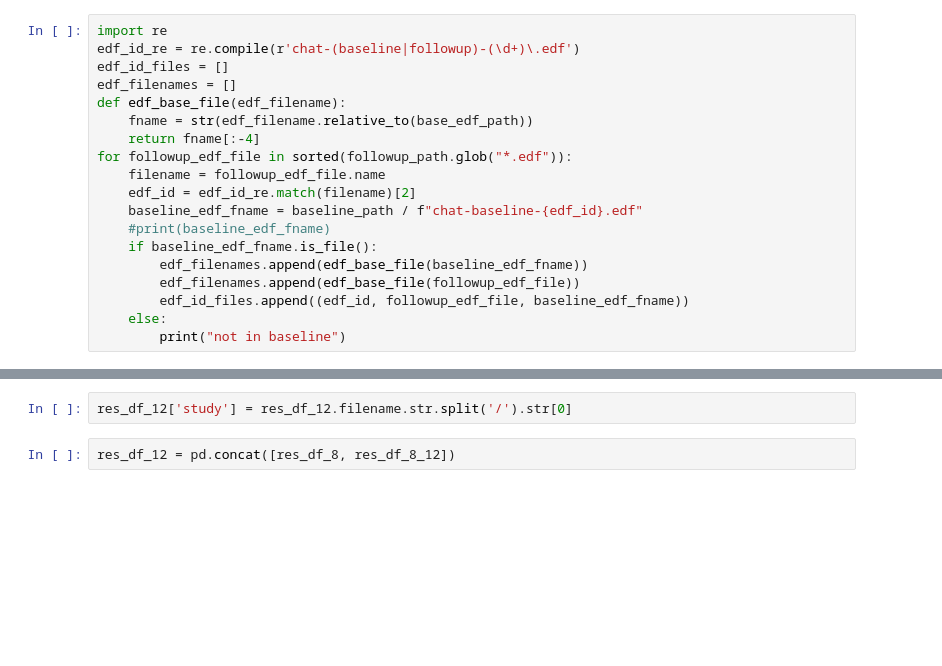
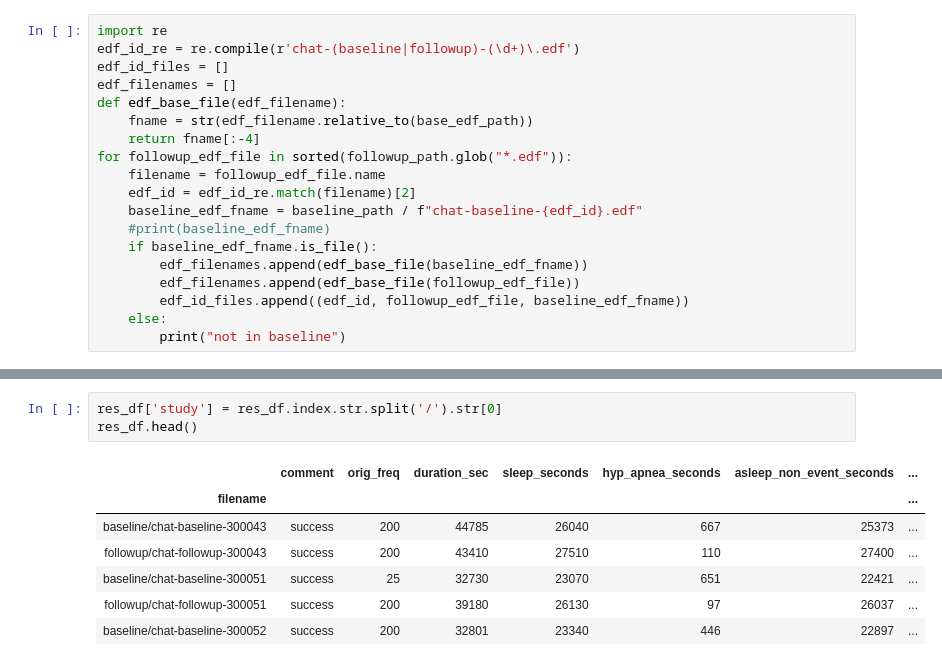
Before and after one commit to jonathanbranam/aisdb, a Jupyter notebook: ProcessFiles.ipynb, the cells around one changed output, grey strips where cells are left out. Drawn from its saved outputs; the diff is of its cells as text; blank space fills up the shorter version.

```diff
--- a/ProcessFiles.ipynb
+++ b/ProcessFiles.ipynb
@@ -123,4 +151,11 @@ res_df_8['nsrrid'] = res_df_8.index.str[-6:]
 # %%
-res_df_12['study'] = res_df_12.filename.str.split('/').str[0]
+res_df['study'] = res_df.index.str.split('/').str[0]
+res_df.head()
+# %% [output]
+|  | comment | orig_freq | duration_sec | sleep_seconds | hyp_apnea_seconds | asleep_non_event_seconds | ... |
+| filename |  |  |  |  |  |  | ... |
+| baseline/chat-baseline-300043 | success | 200 | 44785 | 26040 | 667 | 25373 | ... |
+| followup/chat-followup-300043 | success | 200 | 43410 | 27510 | 110 | 27400 | ... |
+| baseline/chat-baseline-300051 | success | 25 | 32730 | 23070 | 651 | 22421 | ... |
+| followup/chat-followup-300051 | success | 200 | 39180 | 26130 | 97 | 26037 | ... |
+| baseline/chat-baseline-300052 | success | 200 | 32801 | 23340 | 446 | 22897 | ... |
-# %%
-res_df_12 = pd.concat([res_df_8, res_df_8_12])
```
Also changed, not shown: parts of 17 cells of this notebook, 19 other files.
